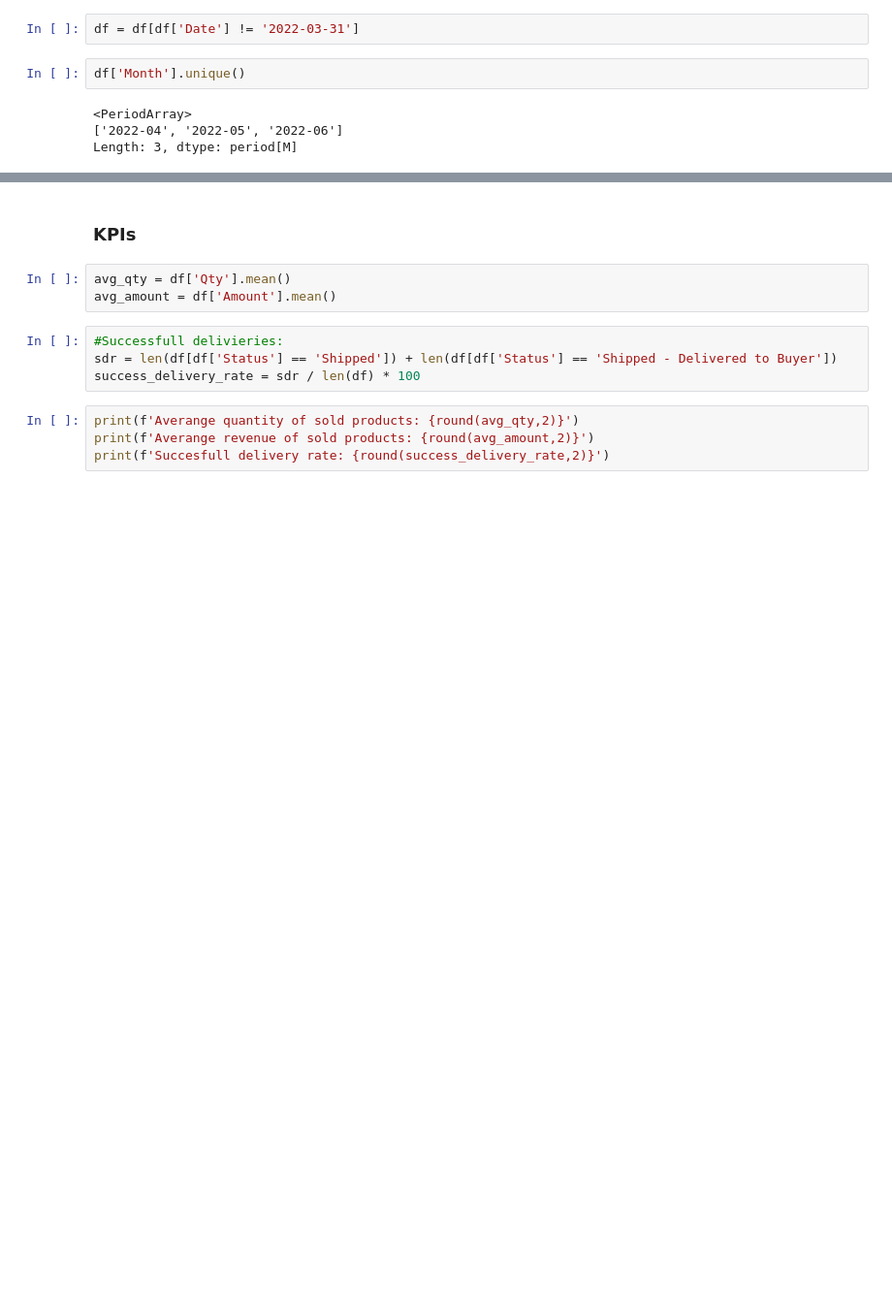
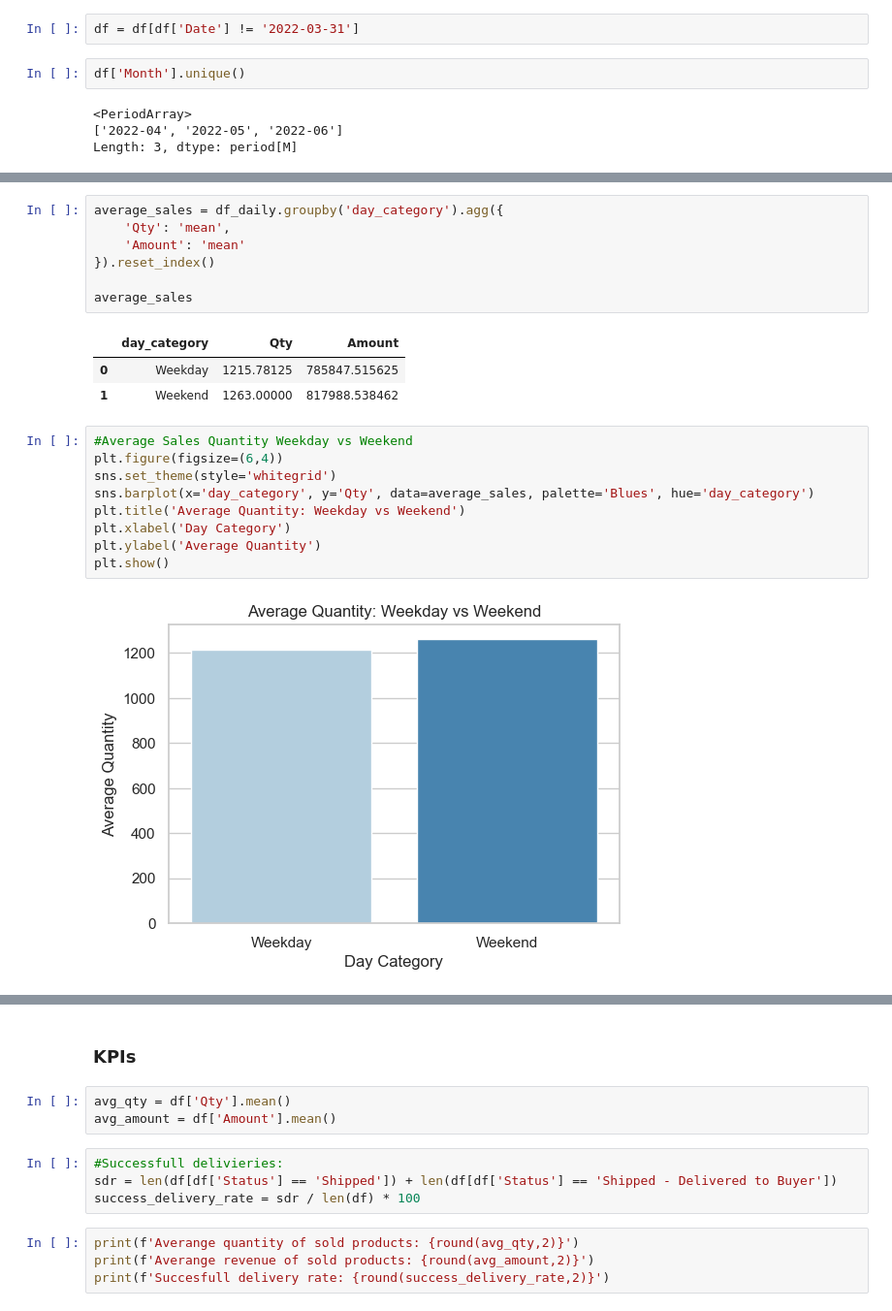
Before and after one commit to HMurawski/E-commerce-Sales-Analysis, a Jupyter notebook: E-Commerce Sales Analysis.ipynb, the cells around one changed output, grey strips where cells are left out. Shown at 97% size. Saved outputs shown, nothing was run; the diff lists cells and outputs as text; blank space fills up the shorter version.

```diff
--- a/E-Commerce Sales Analysis.ipynb
+++ b/E-Commerce Sales Analysis.ipynb
@@ -369,0 +470,22 @@ plt.show()
+# %%
+average_sales = df_daily.groupby('day_category').agg({
+    'Qty': 'mean',
+    'Amount': 'mean'
+}).reset_index()
+
+average_sales
+# %% [output]
+|  | day_category | Qty | Amount |
+| 0 | Weekday | 1215.78125 | 785847.515625 |
+| 1 | Weekend | 1263.00000 | 817988.538462 |
+# %%
+#Average Sales Quantity Weekday vs Weekend
+plt.figure(figsize=(6,4))
+sns.set_theme(style='whitegrid')
+sns.barplot(x='day_category', y='Qty', data=average_sales, palette='Blues', hue='day_category')
+plt.title('Average Quantity: Weekday vs Weekend')
+plt.xlabel('Day Category')
+plt.ylabel('Average Quantity')
+plt.show()
+# %% [output]
+[figure, added]
```
Also changed, not shown: parts of 21 cells of this notebook.
